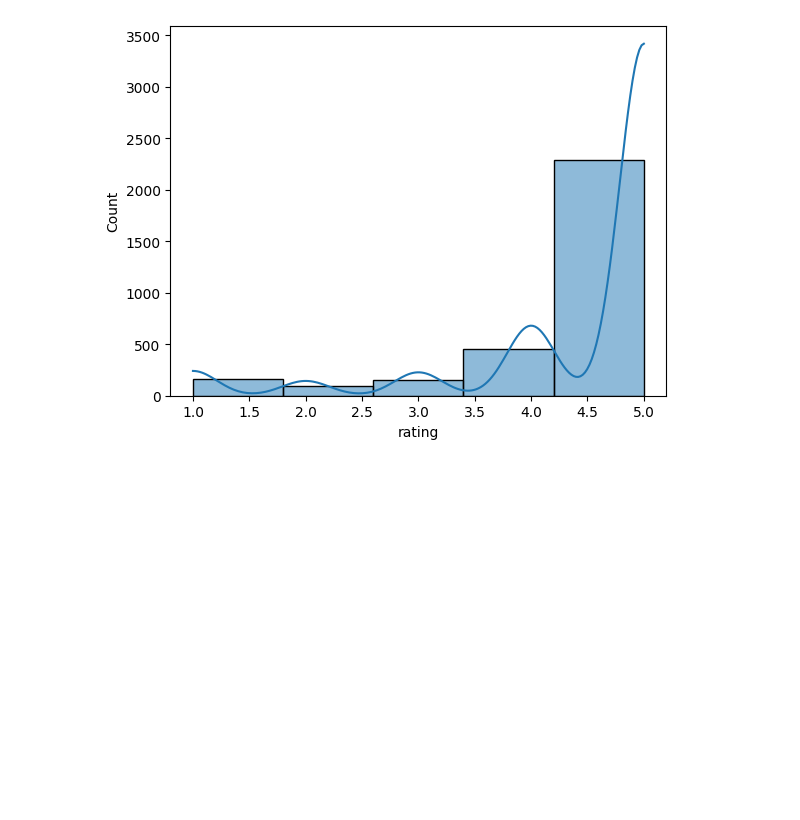
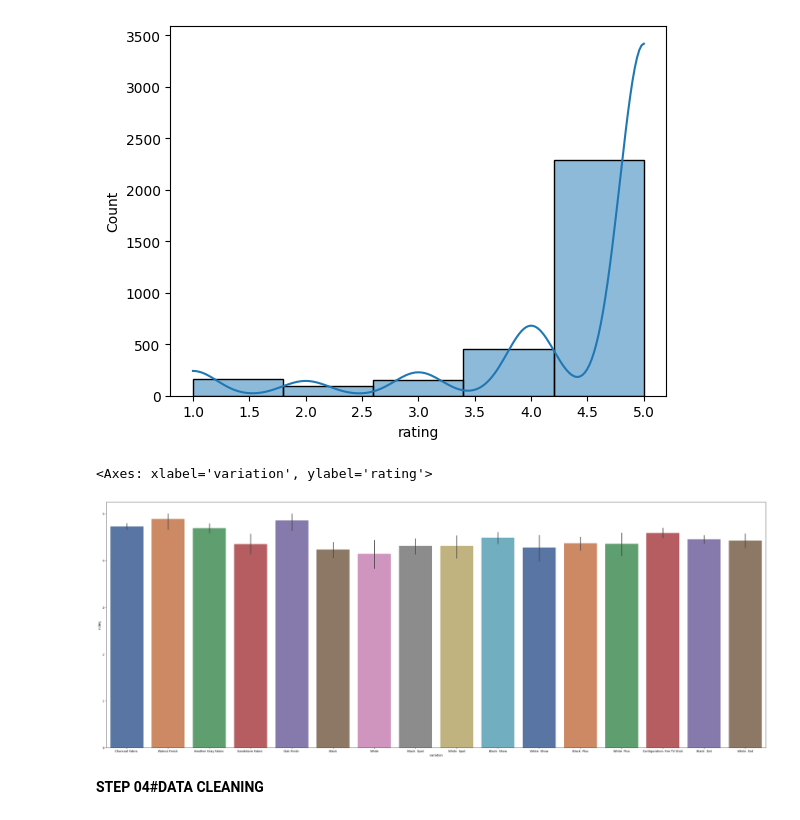
Before and after one commit to malavika-aiml/MLPROJECT, a Jupyter notebook: Decision_Trees.ipynb, the cells around one changed output. Saved outputs shown, nothing was run; the diff lists cells and outputs as text; code cells hidden in the pictures; blank space fills up the shorter version.

```diff
--- a/Decision_Trees.ipynb
+++ b/Decision_Trees.ipynb
@@ -91,3 +97,11 @@ sns.histplot(x=df_alexa["rating"],data=df_alexa,kde=True,bins=5)
 # %% [output]
 <Axes: xlabel='rating', ylabel='Count'>
 [figure]
+# %%
+plt.figure(figsize=(40,15))
+sns.barplot(x="variation",y="rating",data=df_alexa,palette="deep")
+# %% [output]
+<Axes: xlabel='variation', ylabel='rating'>
+[figure, added]
+# %% [markdown]
+**STEP 04#DATA CLEANING**
```
Also changed, not shown: parts of 34 cells of this notebook.
